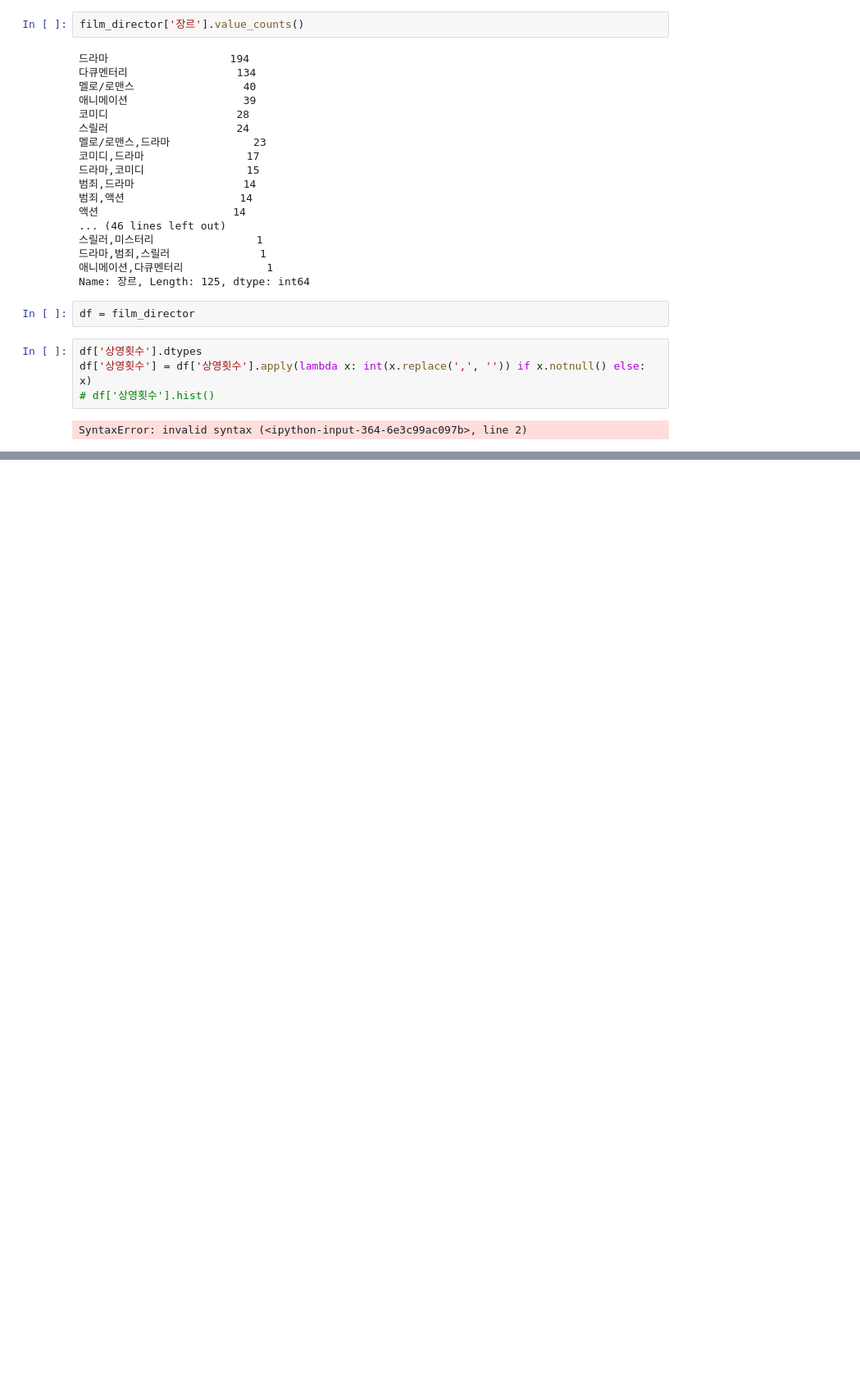
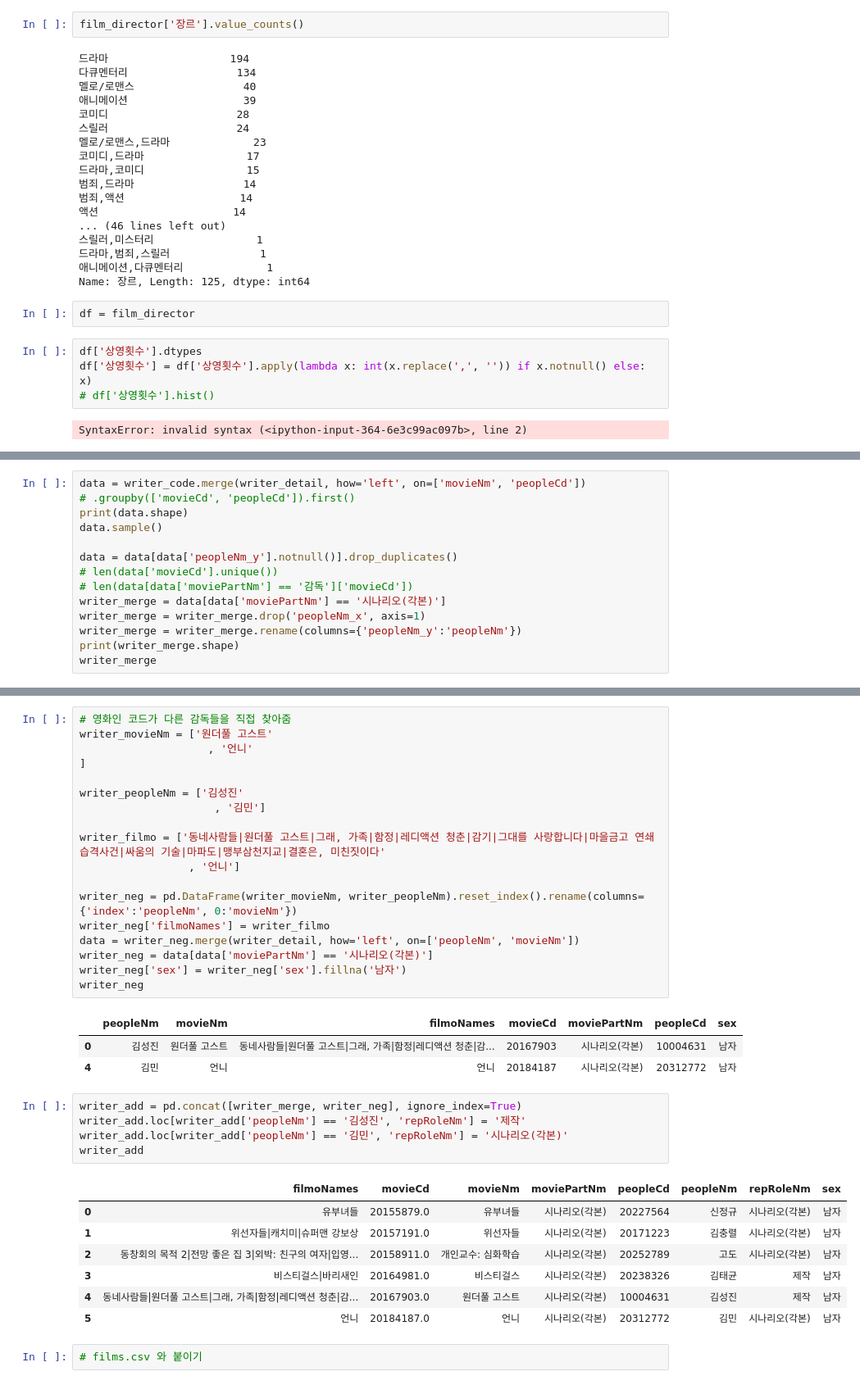
Before and after one commit to kim4pb/Female-led-Korean-Films, a Jupyter notebook: 02.EDA/Writer_Merge.ipynb, the cells around one changed output, grey strips where cells are left out. Shown at 82% size. Cells and saved outputs as stored; diff of their text form; blank space fills up the shorter version.

```diff
--- a/02.EDA/Writer_Merge.ipynb
+++ b/02.EDA/Writer_Merge.ipynb
@@ -1624,0 +1761,14 @@ SyntaxError: invalid syntax (<ipython-input-364-6e3c99ac097b>, line 2)
+# %%
+data = writer_code.merge(writer_detail, how='left', on=['movieNm', 'peopleCd'])
+# .groupby(['movieCd', 'peopleCd']).first()
+print(data.shape)
+data.sample()
+
+data = data[data['peopleNm_y'].notnull()].drop_duplicates()
+# len(data['movieCd'].unique())
+# len(data[data['moviePartNm'] == '감독']['movieCd'])
+writer_merge = data[data['moviePartNm'] == '시나리오(각본)']
+writer_merge = writer_merge.drop('peopleNm_x', axis=1)
+writer_merge = writer_merge.rename(columns={'peopleNm_y':'peopleNm'})
+print(writer_merge.shape)
+writer_merge
@@ -1624,0 +1810,37 @@ SyntaxError: invalid syntax (<ipython-input-364-6e3c99ac097b>, line 2)
+# %%
+# 영화인 코드가 다른 감독들을 직접 찾아줌
+writer_movieNm = ['원더풀 고스트'
+                    , '언니'
+]
+
+writer_peopleNm = ['김성진'
+                     , '김민']
+
+writer_filmo = ['동네사람들|원더풀 고스트|그래, 가족|함정|레디액션 청춘|감기|그대를 사랑합니다|마을금고 연쇄습격사건|싸움의 기술|마파도|맹부삼천지교|결혼은, 미친짓이다'
+                 , '언니']
+
+writer_neg = pd.DataFrame(writer_movieNm, writer_peopleNm).reset_index().rename(columns={'index':'peopleNm', 0:'movieNm'})
+writer_neg['filmoNames'] = writer_filmo
+data = writer_neg.merge(writer_detail, how='left', on=['peopleNm', 'movieNm'])
+writer_neg = data[data['moviePartNm'] == '시나리오(각본)']
+writer_neg['sex'] = writer_neg['sex'].fillna('남자')
+writer_neg
+# %% [output]
+|  | peopleNm | movieNm | filmoNames | movieCd | moviePartNm | peopleCd | sex |
+| 0 | 김성진 | 원더풀 고스트 | 동네사람들|원더풀 고스트|그래, 가족|함정|레디액션 청춘|감... | 20167903 | 시나리오(각본) | 10004631 | 남자 |
+| 4 | 김민 | 언니 | 언니 | 20184187 | 시나리오(각본) | 20312772 | 남자 |
+# %%
+writer_add = pd.concat([writer_merge, writer_neg], ignore_index=True)
+writer_add.loc[writer_add['peopleNm'] == '김성진', 'repRoleNm'] = '제작'
+writer_add.loc[writer_add['peopleNm'] == '김민', 'repRoleNm'] = '시나리오(각본)'
+writer_add
+# %% [output]
+|  | filmoNames | movieCd | movieNm | moviePartNm | peopleCd | peopleNm | repRoleNm | sex |
+| 0 | 유부녀들 | 20155879.0 | 유부녀들 | 시나리오(각본) | 20227564 | 신정규 | 시나리오(각본) | 남자 |
+| 1 | 위선자들|캐치미|슈퍼맨 강보상 | 20157191.0 | 위선자들 | 시나리오(각본) | 20171223 | 김충렬 | 시나리오(각본) | 남자 |
+| 2 | 동창회의 목적 2|전망 좋은 집 3|외박: 친구의 여자|입영... | 20158911.0 | 개인교수: 심화학습 | 시나리오(각본) | 20252789 | 고도 | 시나리오(각본) | 남자 |
+| 3 | 비스티걸스|바리새인 | 20164981.0 | 비스티걸스 | 시나리오(각본) | 20238326 | 김태균 | 제작 | 남자 |
+| 4 | 동네사람들|원더풀 고스트|그래, 가족|함정|레디액션 청춘|감... | 20167903.0 | 원더풀 고스트 | 시나리오(각본) | 10004631 | 김성진 | 제작 | 남자 |
+| 5 | 언니 | 20184187.0 | 언니 | 시나리오(각본) | 20312772 | 김민 | 시나리오(각본) | 남자 |
+# %%
+# films.csv 와 붙이기
```
Also changed, not shown: parts of 16 cells of this notebook, 1 other file.
